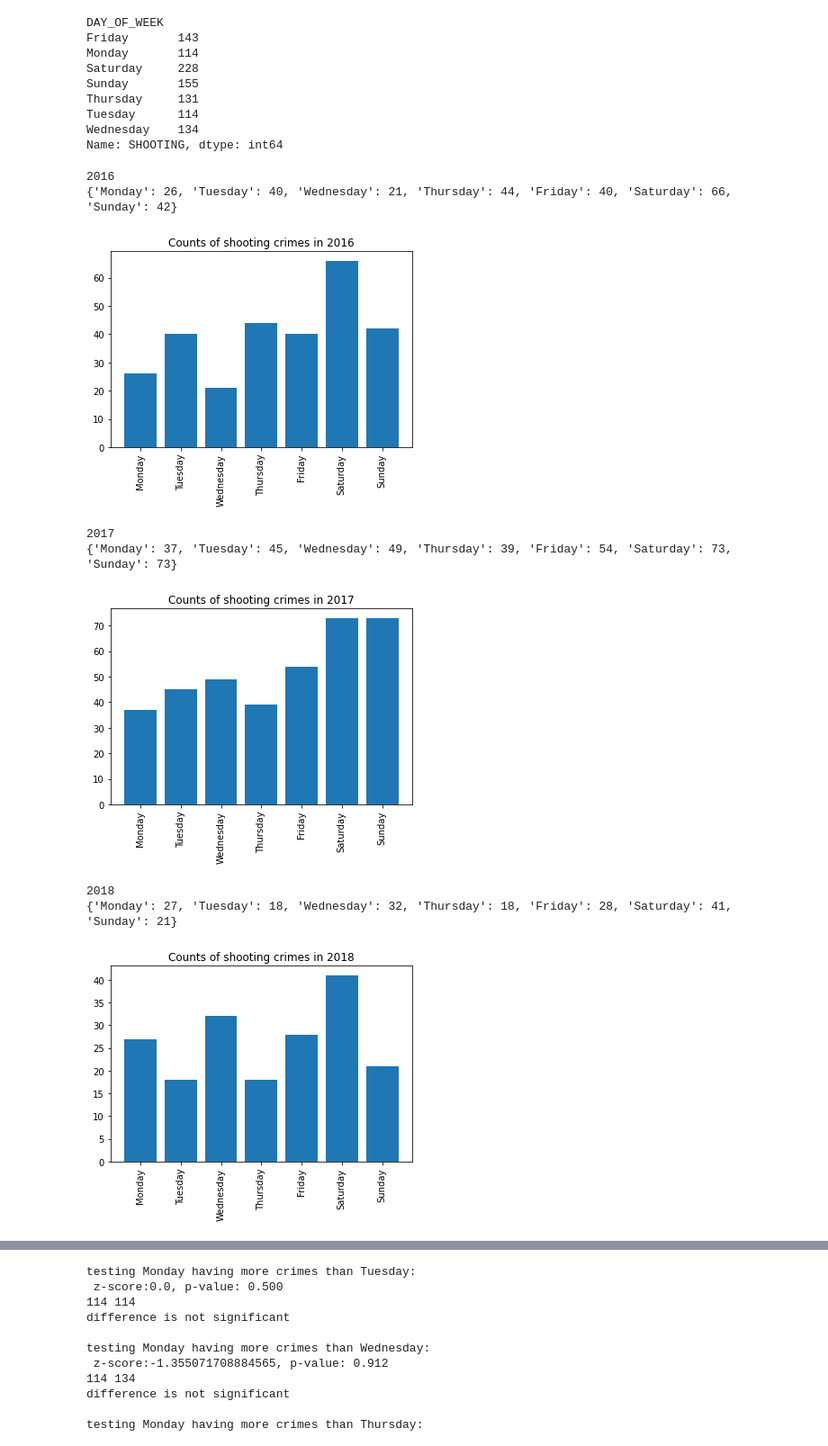
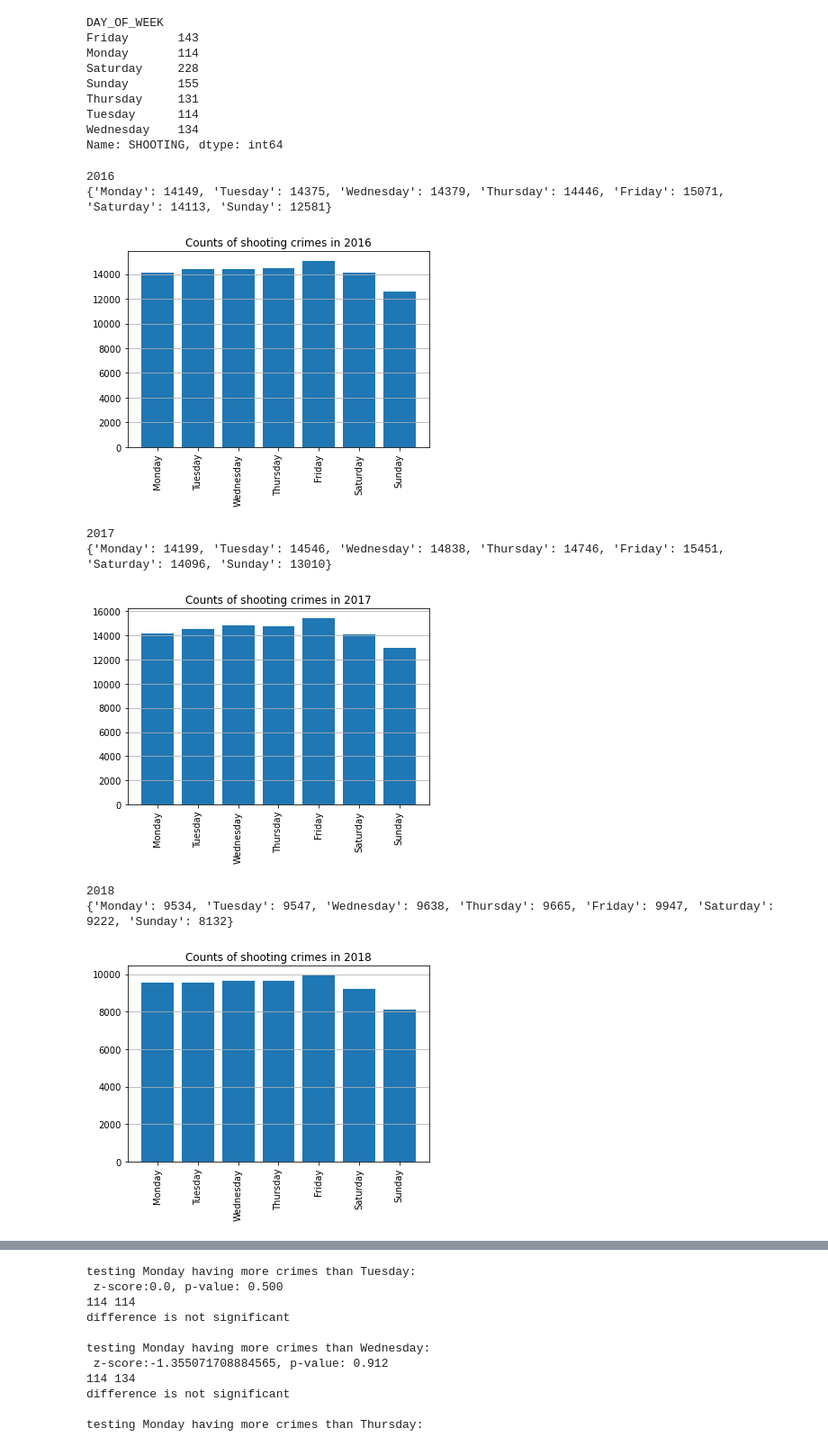
Before and after one commit to tomek95123/Udacity_project1, a Jupyter notebook: udacity_project_1.ipynb, the cells around one changed output, grey strips where cells are left out. Shown at 90% size. Cells and saved outputs as stored; diff of their text form; code cells hidden in the pictures.

```diff
--- a/udacity_project_1.ipynb
+++ b/udacity_project_1.ipynb
@@ -18,9 +20,9 @@ data.head()
 # %% [markdown]
 ## Data cleaning
 # %%
-# replace -1 in Latitude /Longitude with Nan
-data[data.Lat == -1] = None
-data[data.Long == -1] =None
+# replace -1 in Latitude /Longitude with None
+data['Lat'] = data['Lat'].replace(-1,None)
+data['Long'] = data['Long'].replace(-1,None)
 # %%
 # null values
 data.isna().sum()
@@ -96,0 +260,22 @@ data[data.duplicated()].sort_values(by = 'INCIDENT_NUMBER').head()
+# %%
+df1 = data3[data3.district_name=='Downtown']['OFFENSE_CODE_GROUP'].value_counts().sort_values(ascending = False)[:15]
+df2 = data3[data3.district_name=='Mattapan']['OFFENSE_CODE_GROUP'].value_counts().sort_values(ascending = False)[:15]
+
+f, (ax1, ax2) = plt.subplots(1, 2, sharey=True, figsize = (16,6))
+
+c1 = ['blue' if i != 'Larceny' else 'red' for i in df1.index]
+c2 = ['blue' if i != 'Larceny' else 'red' for i in df2.index]
+
+ax1.bar(df1.index, height = df1, color=c1)
+ax1.set_title('Downtown')
+ax1.grid(axis='y')
+plt.setp(ax1.get_xticklabels(), rotation=90, ha="right",
+         rotation_mode="anchor")
+
+
+ax2.bar(df2.index, height = df2, color=c2)
+ax2.set_title('Mattapan')
+ax2.grid(axis='y')
+ax2.set_xticks(df2.index)
+plt.setp(ax2.get_xticklabels(), rotation=90, ha="right",
+         rotation_mode="anchor")
@@ -96,0 +414,11 @@ data[data.duplicated()].sort_values(by = 'INCIDENT_NUMBER').head()
+# %%
+# no shooting over years
+
+# by years
+for i in set(data.YEAR):
+    df = data[np.logical_and(data.SHOOTING ==1,data.YEAR==i)].groupby('district_name')['OFFENSE_CODE_GROUP'].count().sort_values(ascending = False)
+    print(f'YEAR: {i}')
+    plt.bar(df.index, height = df,)
+#     plt.grid(visible=None, which='major', axis='both')
+    plt.xticks(ticks=range(len(df)), labels=df.index, rotation=90)
+    plt.show()
@@ -129,37 +492,38 @@ data = data.iloc[key.argsort()]
 # %%
 weekdays = ['Monday', 'Tuesday', 'Wednesday', 'Thursday', 'Friday', 'Saturday', 'Sunday']
 mapping = {day: i for i, day in enumerate(weekdays)}
 
 for year in set(data.YEAR):
     week_counter = {'Monday':0, 'Tuesday':0, 'Wednesday':0, 'Thursday':0, 'Friday':0, 'Saturday':0, 'Sunday':0}
     print(year)
-    df = data[data['YEAR']==year].groupby('DAY_OF_WEEK')['SHOOTING'].sum().reset_index()
+    df = data[data['YEAR']==year].groupby('DAY_OF_WEEK')['SHOOTING'].count().reset_index()
     df.columns = ['DAY_OF_WEEK', 'VALUE']
     for day in week_counter.keys():
         week_counter[day] = df[df.DAY_OF_WEEK == day]['VALUE'].values[0]
     print(week_counter)
     plt.bar(week_counter.keys(), week_counter.values())
     plt.title(f'Counts of shooting crimes in {year}')
+    plt.grid(axis='y')
     plt.xticks(ticks=range(len(week_counter.keys())), labels=week_counter.keys(), rotation=90)
     plt.show()
 week_counter = {'Monday':0, 'Tuesday':0, 'Wednesday':0, 'Thursday':0, 'Friday':0, 'Saturday':0, 'Sunday':0}
 df = data.groupby('DAY_OF_WEEK')['SHOOTING'].sum().reset_index()
 df.columns = ['DAY_OF_WEEK', 'VALUE']
 for day in week_counter.keys():
     week_counter[day] = df[df.DAY_OF_WEEK == day]['VALUE'].values[0]
 
 plt.bar(week_counter.keys(), week_counter.values())
 plt.title(f'Overall counts of shooting crimes')
 plt.xticks(ticks=range(len(df)), labels=week_counter.keys(), rotation=90)
 plt.show()
 # %% [output]
 2016
-{'Monday': 26, 'Tuesday': 40, 'Wednesday': 21, 'Thursday': 44, 'Friday': 40, 'Saturday': 66, 'Sunday': 42}
+{'Monday': 14149, 'Tuesday': 14375, 'Wednesday': 14379, 'Thursday': 14446, 'Friday': 15071, 'Saturday': 14113, 'Sunday': 12581}
-[figure, old version]
+[figure, new version]
 2017
-{'Monday': 37, 'Tuesday': 45, 'Wednesday': 49, 'Thursday': 39, 'Friday': 54, 'Saturday': 73, 'Sunday': 73}
+{'Monday': 14199, 'Tuesday': 14546, 'Wednesday': 14838, 'Thursday': 14746, 'Friday': 15451, 'Saturday': 14096, 'Sunday': 13010}
-[figure, old version]
+[figure, new version]
 2018
-{'Monday': 27, 'Tuesday': 18, 'Wednesday': 32, 'Thursday': 18, 'Friday': 28, 'Saturday': 41, 'Sunday': 21}
+{'Monday': 9534, 'Tuesday': 9547, 'Wednesday': 9638, 'Thursday': 9665, 'Friday': 9947, 'Saturday': 9222, 'Sunday': 8132}
-[figure, old version]
+[figure, new version]
 2015
```
Also changed, not shown: parts of 70 cells of this notebook, 2 other files.
